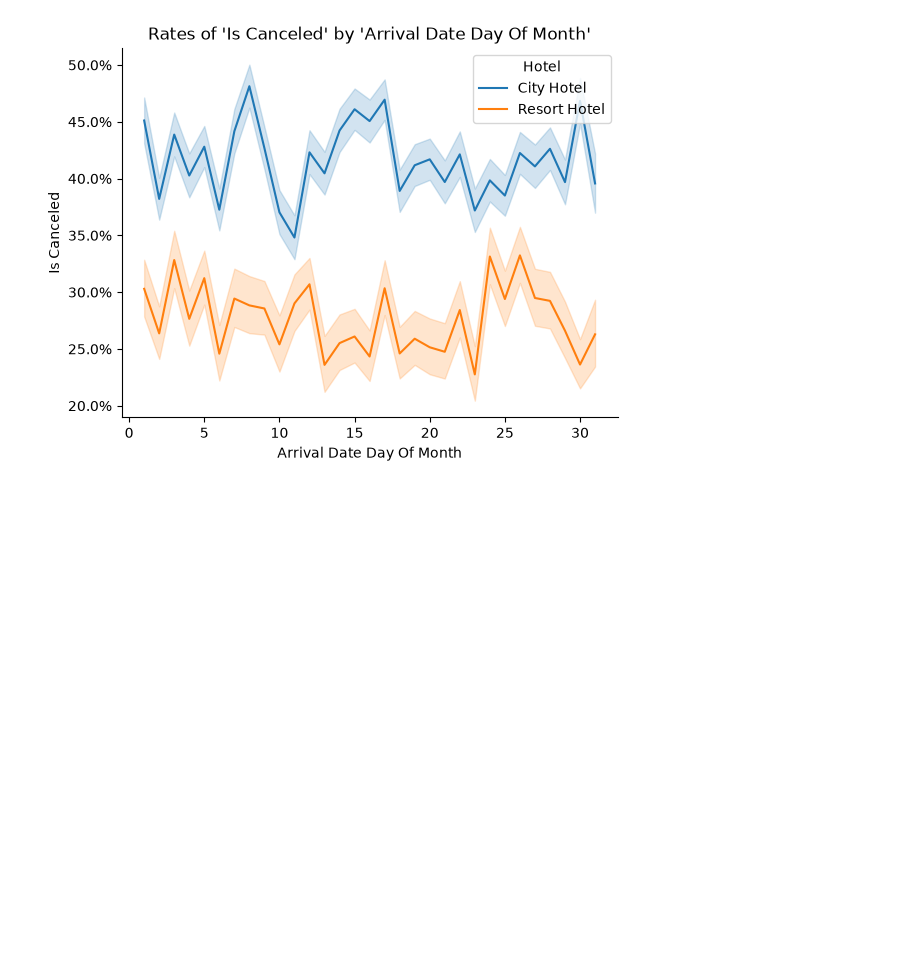
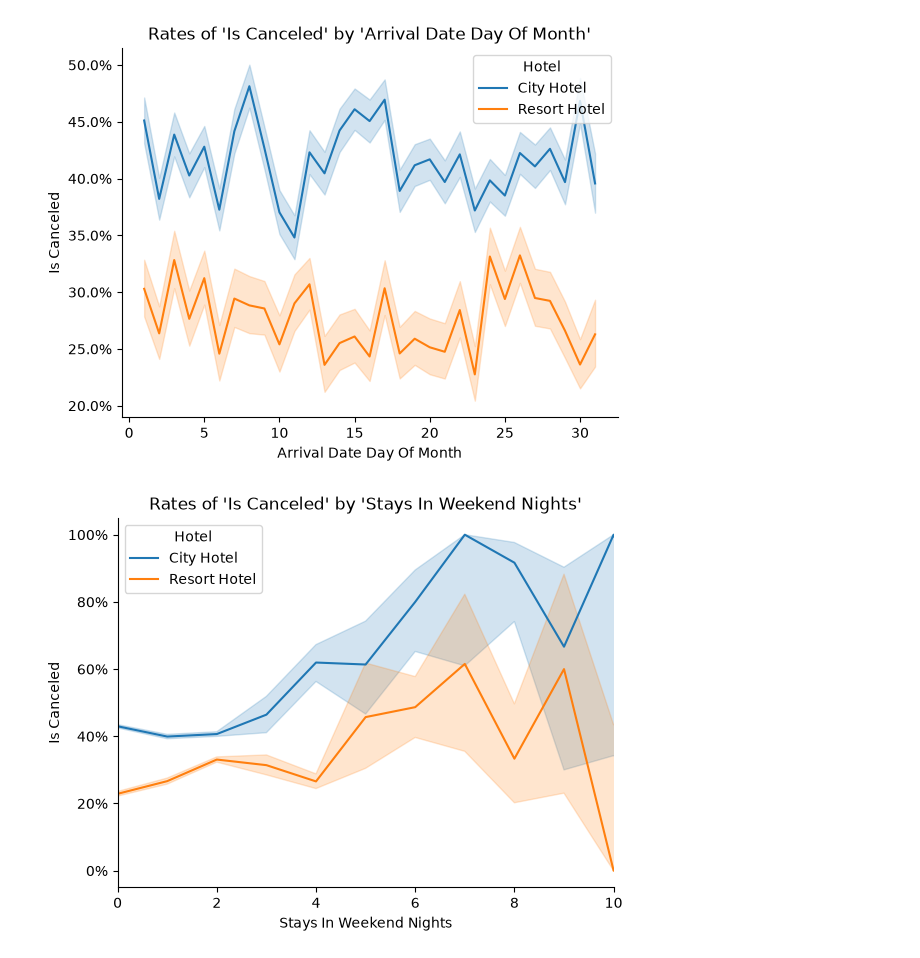
Before and after one commit to mcuzzii/hotel-booking-cancellations, a Jupyter notebook: notebooks/hotel.ipynb, the cells around one changed output. Drawn from its saved outputs; the diff is of its cells as text; code cells hidden in the pictures; blank space fills up the shorter version.

```diff
--- a/notebooks/hotel.ipynb
+++ b/notebooks/hotel.ipynb
@@ -110,3 +105,7 @@ grouped_lineplot(df, 'arrival_date', 'is_canceled', 'hotel', rolling_period=14)
 grouped_lineplot(df, 'arrival_date_day_of_month', 'is_canceled', 'hotel')
 # %% [output]
 [figure]
+# %%
+grouped_lineplot(df, 'stays_in_weekend_nights', 'is_canceled', 'hotel', xlim=(0, 10))
+# %% [output]
+[figure, added]
```
Also changed, not shown: parts of 35 cells of this notebook, 1 other file.
